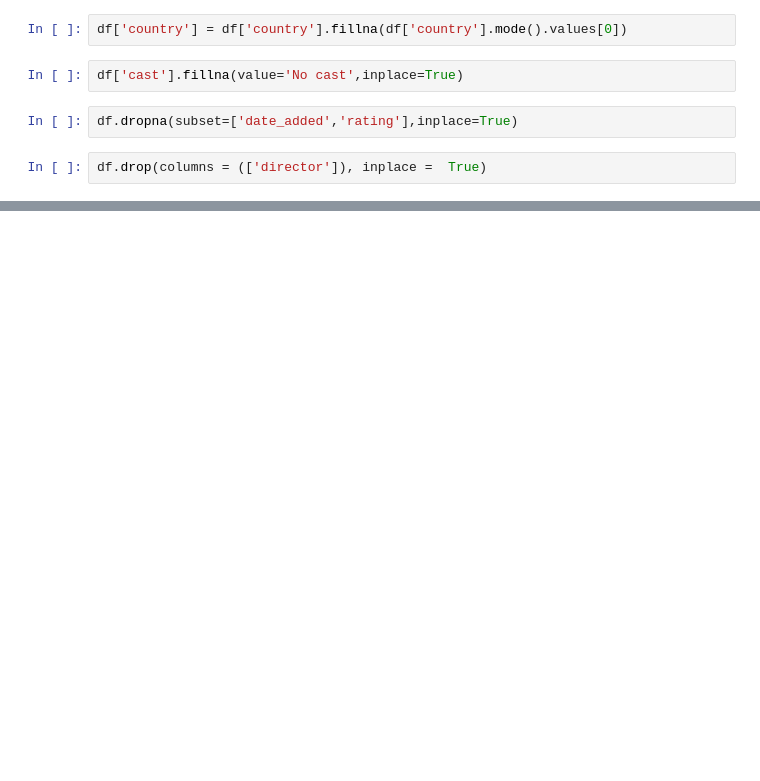
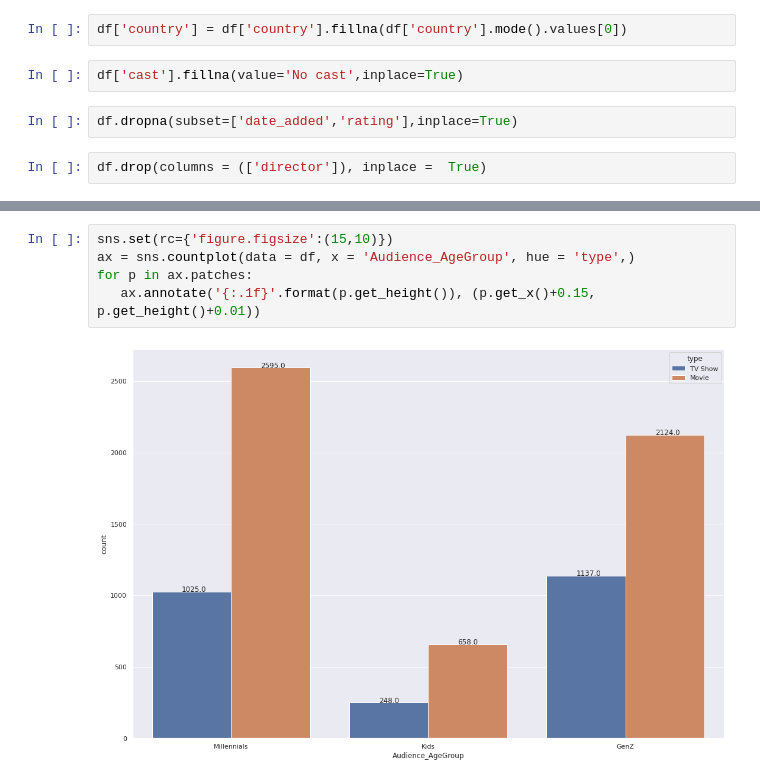
Before and after one commit to ZeeshanAhmed95/Capstone-NLP-NETFLIX-MOVIES-AND-TV-SHOWS-CLUSTERING, a Jupyter notebook: NETFLIX_MOVIES_AND_TV_SHOWS_CLUSTERING.ipynb, the cells around one changed output, grey strips where cells are left out. Drawn from its saved outputs; the diff is of its cells as text; blank space fills up the shorter version.

```diff
--- a/NETFLIX_MOVIES_AND_TV_SHOWS_CLUSTERING.ipynb
+++ b/NETFLIX_MOVIES_AND_TV_SHOWS_CLUSTERING.ipynb
@@ -180,0 +267,7 @@ df.loc()
+# %%
+sns.set(rc={'figure.figsize':(15,10)})
+ax = sns.countplot(data = df, x = 'Audience_AgeGroup', hue = 'type',)
+for p in ax.patches:
+   ax.annotate('{:.1f}'.format(p.get_height()), (p.get_x()+0.15, p.get_height()+0.01))
+# %% [output]
+[figure, added]
```
Also changed, not shown: parts of 20 cells of this notebook.
